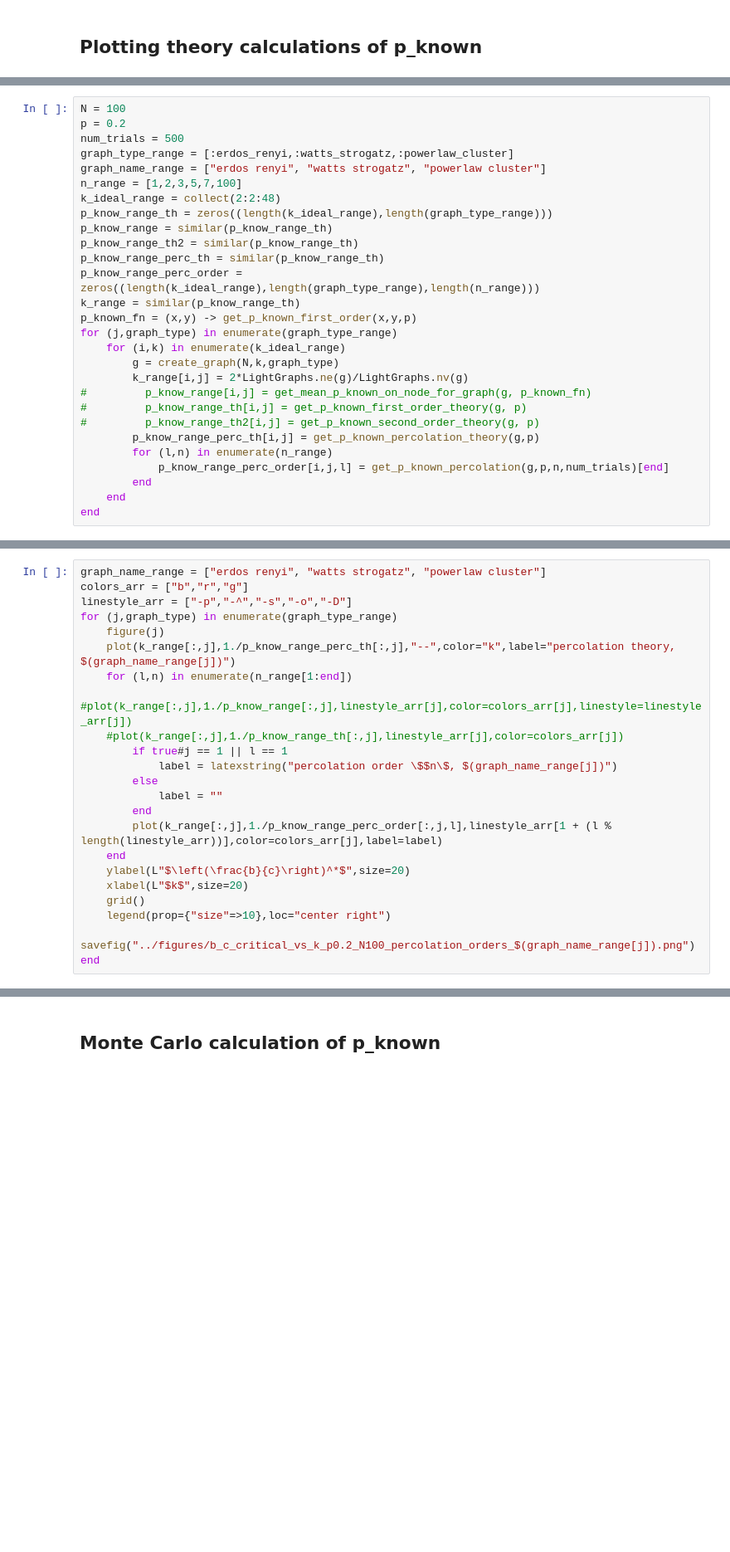
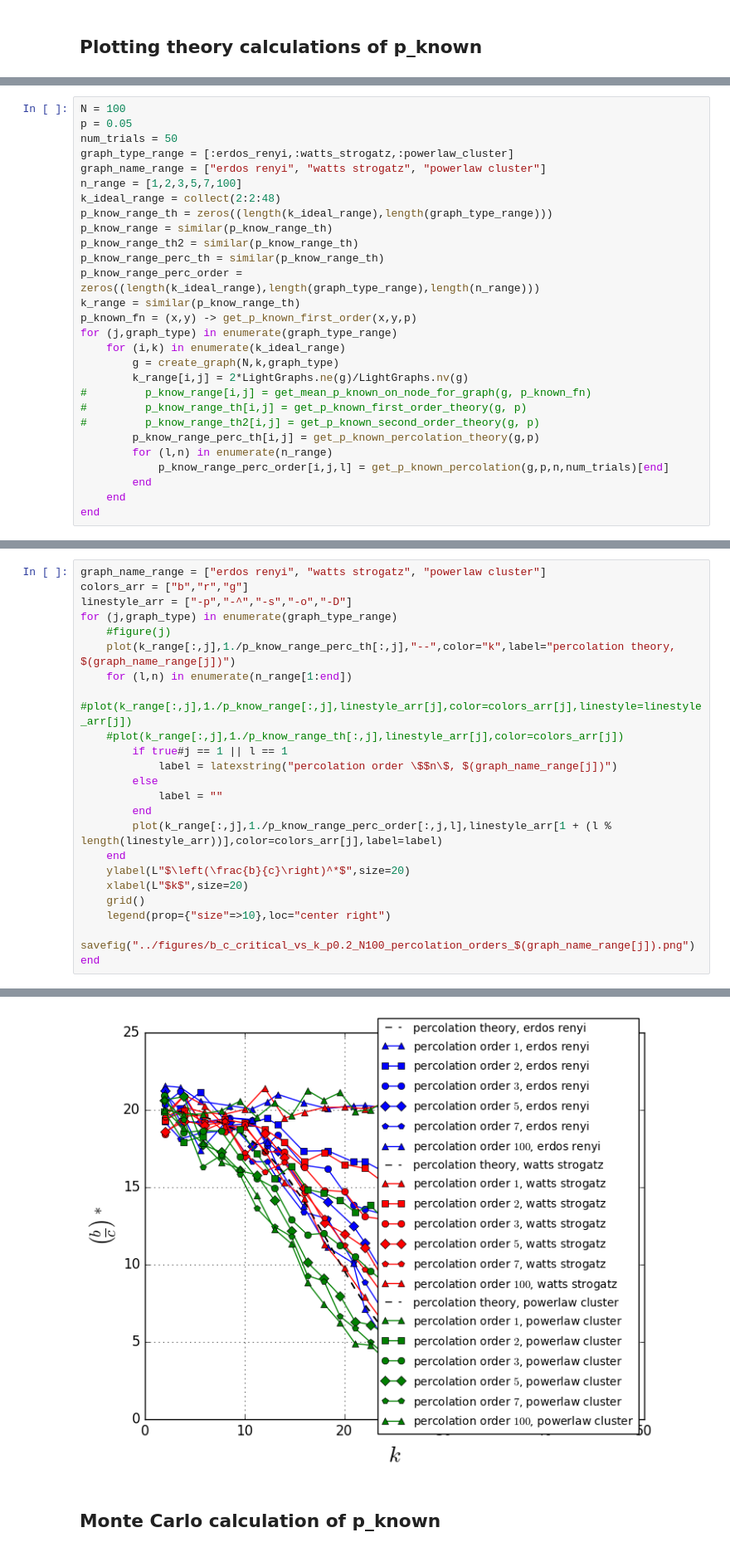
Before and after one commit to jnkh/indirect-rec, a Jupyter notebook: src/Indirect_rec_julia.ipynb, the cells around one changed output, grey strips where cells are left out. Shown at 83% size. Cells and saved outputs as stored; diff of their text form; blank space fills up the shorter version.

```diff
--- a/src/Indirect_rec_julia.ipynb
+++ b/src/Indirect_rec_julia.ipynb
@@ -80,8 +81,8 @@ plot(p_range,p_known_perc_th_arr,label="reliability theory")
 legend(loc = "lower right")
 # %%
 N = 100
-p = 0.2
-num_trials = 500
+p = 0.05
+num_trials = 50
 graph_type_range = [:erdos_renyi,:watts_strogatz,:powerlaw_cluster]
 graph_name_range = ["erdos renyi", "watts strogatz", "powerlaw cluster"]
 n_range = [1,2,3,5,7,100]
@@ -118,7 +112,7 @@ graph_name_range = ["erdos renyi", "watts strogatz", "powerlaw cluster"]
 colors_arr = ["b","r","g"]
 linestyle_arr = ["-p","-^","-s","-o","-D"]
 for (j,graph_type) in enumerate(graph_type_range)
-    figure(j)
+    #figure(j)
     plot(k_range[:,j],1./p_know_range_perc_th[:,j],"--",color="k",label="percolation theory, $(graph_name_range[j])")
     for (l,n) in enumerate(n_range[1:end])
     #plot(k_range[:,j],1./p_know_range[:,j],linestyle_arr[j],color=colors_arr[j],linestyle=linestyle_arr[j])
@@ -136,3 +130,4 @@ for (j,graph_type) in enumerate(graph_type_range)
     legend(prop={"size"=>10},loc="center right")
     savefig("../figures/b_c_critical_vs_k_p0.2_N100_percolation_orders_$(graph_name_range[j]).png")
 end
+# %% [output]
@@ -139,3 +136,4 @@ end
+[figure, added]
 # %% [markdown]
 ## Monte Carlo calculation of p_known
 # %%
```
Also changed, not shown: parts of 20 cells of this notebook, 4 other files.
